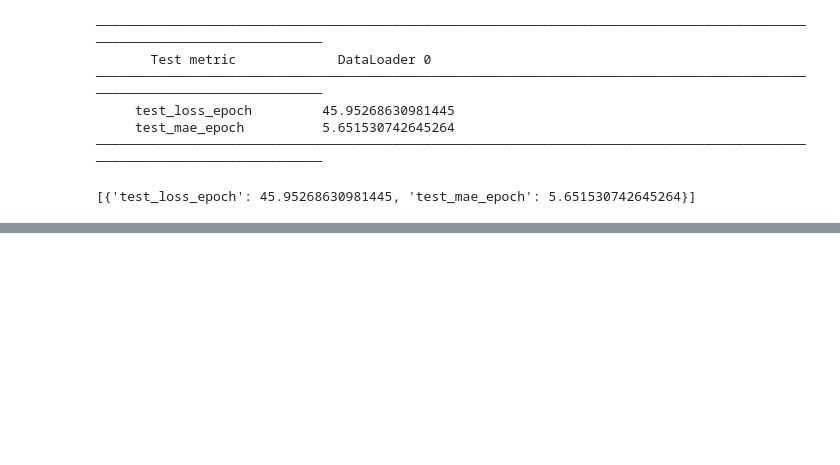
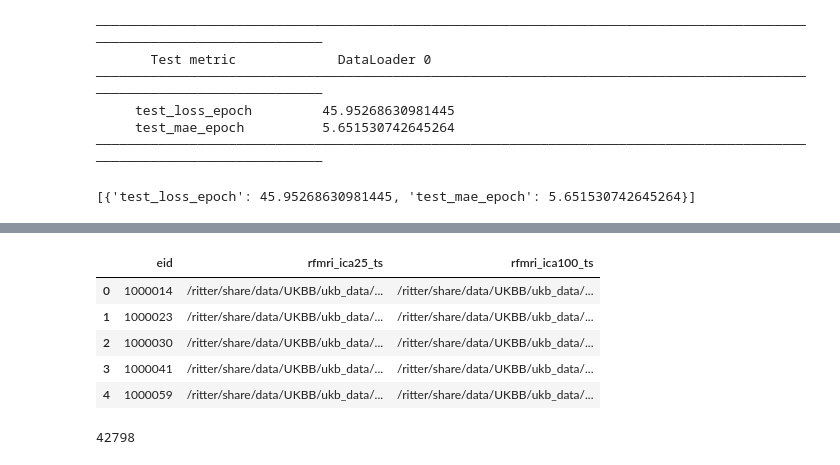
Before and after one commit to laura-riedel/IM, a Jupyter notebook: src/Tryout.ipynb, the cells around one changed output, grey strips where cells are left out. Cells and saved outputs as stored; diff of their text form; code cells hidden in the pictures; blank space fills up the shorter version.

```diff
--- a/src/Tryout.ipynb
+++ b/src/Tryout.ipynb
@@ -559,0 +587,27 @@ Loaded model weights from the checkpoint at /home/laurar/IM/tracking/variableTes
+# %%
+# get all ica_ts file names
+for sub in subs:
+    ica_files = layout.get(datatype='func',
+                           subject=sub,
+                            task='rest',
+                            session='2',
+                            extension='txt',
+                            return_type='filename')
+    # filter for ICA25
+    ica25 = list(filter(lambda x:x.endswith("25.txt"), ica_files))
+    # filter for ICA100
+    ica100 = list(filter(lambda x:x.endswith("100.txt"), ica_files))
+    # add to df
+    if ica25:
+        location_df.loc[location_df['eid']==sub,'rfmri_ica25_ts'] = ica25[0]
+    if ica100:
+        location_df.loc[location_df['eid']==sub,'rfmri_ica100_ts'] = ica100[0]
+# %%
+location_df.head()
+# %% [output]
+|  | eid | rfmri_ica25_ts | rfmri_ica100_ts |
+| 0 | 1000014 | /ritter/share/data/UKBB/ukb_data/... | /ritter/share/data/UKBB/ukb_data/... |
+| 1 | 1000023 | /ritter/share/data/UKBB/ukb_data/... | /ritter/share/data/UKBB/ukb_data/... |
+| 2 | 1000030 | /ritter/share/data/UKBB/ukb_data/... | /ritter/share/data/UKBB/ukb_data/... |
+| 3 | 1000041 | /ritter/share/data/UKBB/ukb_data/... | /ritter/share/data/UKBB/ukb_data/... |
+| 4 | 1000059 | /ritter/share/data/UKBB/ukb_data/... | /ritter/share/data/UKBB/ukb_data/... |
@@ -559,0 +616,4 @@ Loaded model weights from the checkpoint at /home/laurar/IM/tracking/variableTes
+# %%
+len(location_df)
+# %% [output]
+42798
```
Also changed, not shown: parts of 12 cells of this notebook, 1 other file.
